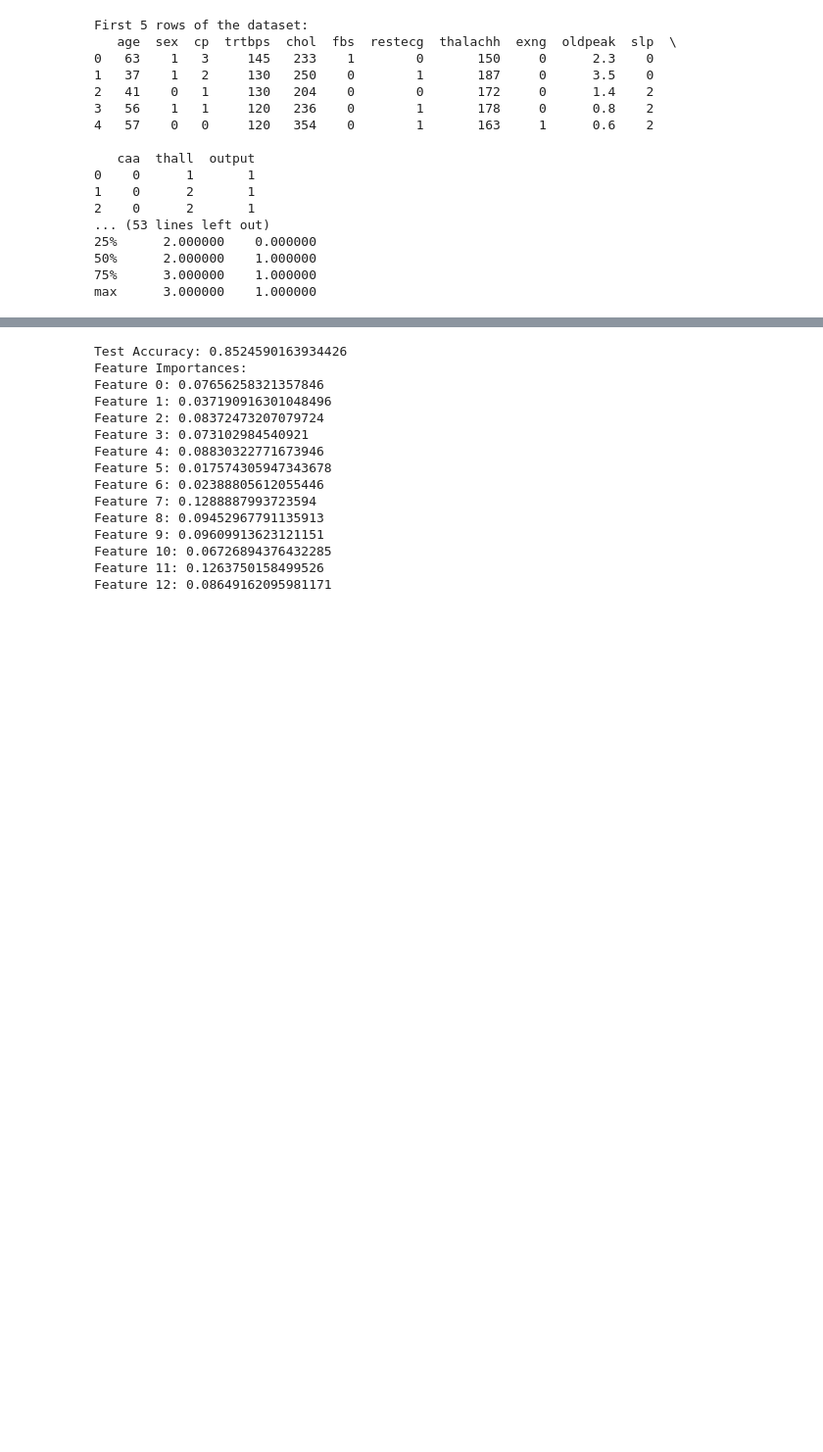
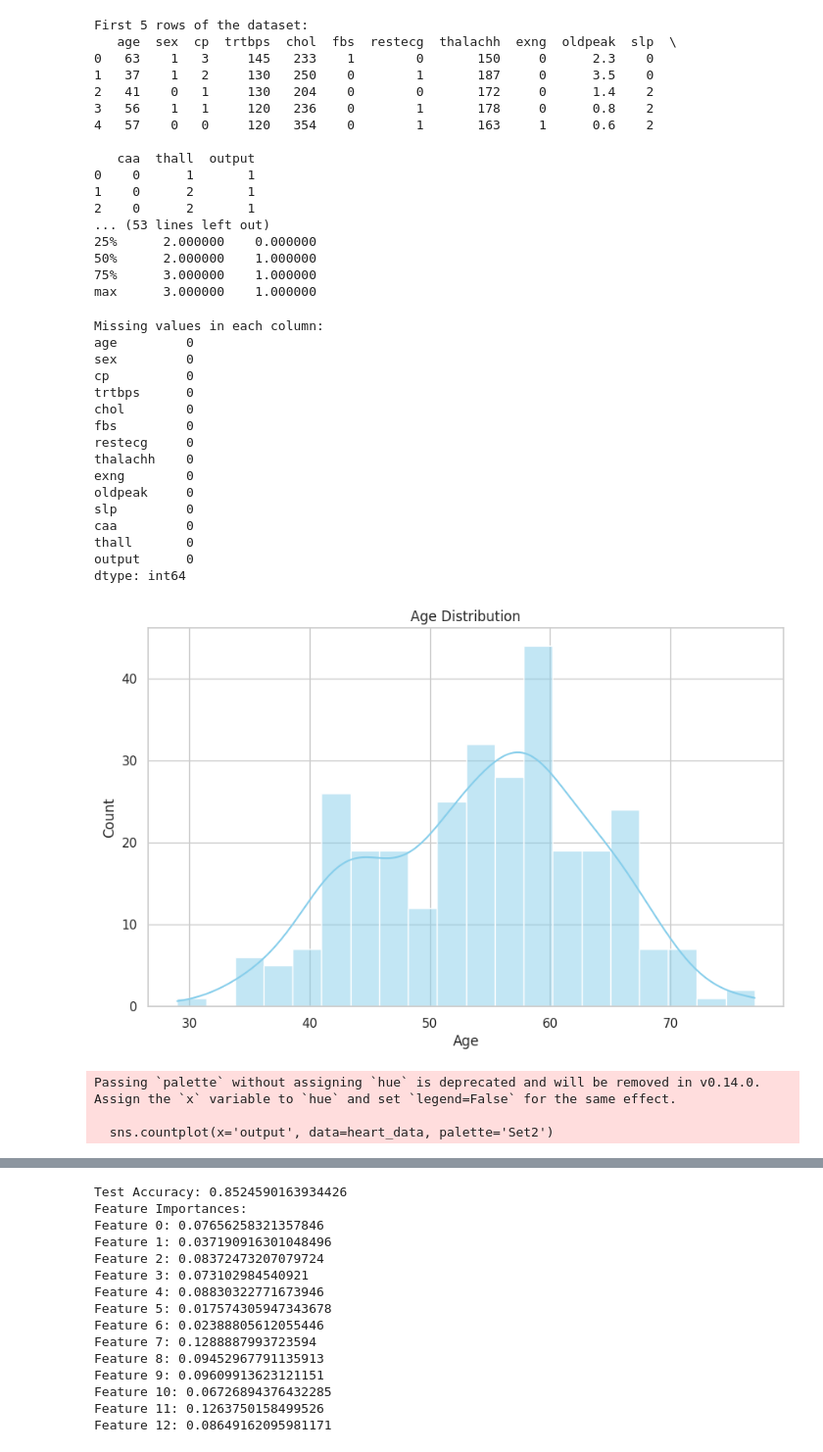
Before and after one commit to joshuakutschera/dsai, a Jupyter notebook: Project.ipynb, the cells around one changed output, grey strips where cells are left out. Shown at 98% size. Drawn from its saved outputs; the diff is of its cells as text; code cells hidden in the pictures; blank space fills up the shorter version.

Commit message:
Add outline of all required steps

```diff
--- a/Project.ipynb
+++ b/Project.ipynb
@@ -116,0 +121,55 @@ max      3.000000    1.000000
+# %%
+# Step 4: Exploratory Data Analysis (EDA)
+# Check for missing values
+print("Missing values in each column:")
+print(heart_data.isnull().sum())
+
+# 4.1 Single-variable plots
+sns.set(style="whitegrid")
+plt.figure(figsize=(10, 6))
+sns.histplot(heart_data['age'], bins=20, kde=True, color='skyblue')
+plt.title("Age Distribution")
+plt.xlabel("Age")
+plt.show()
+
+# Target variable distribution
+plt.figure(figsize=(6, 4))
+sns.countplot(x='output', data=heart_data, palette='Set2')
+plt.title("Heart Attack Risk (Target Variable)")
+plt.xlabel("Output")
+plt.show()
+
+# 4.2 Two-variable plots
+# Age vs. Maximum Heart Rate
+plt.figure(figsize=(10, 6))
+sns.scatterplot(x='age', y='thalachh', hue='output', data=heart_data, palette='coolwarm')
+plt.title("Age vs. Maximum Heart Rate (Colored by Output)")
+plt.show()
+
+# Chest Pain Type vs. Output
+plt.figure(figsize=(8, 5))
+sns.countplot(x='cp', hue='output', data=heart_data, palette='viridis')
+plt.title("Chest Pain Type and Heart Attack Risk")
+plt.xlabel("Chest Pain Type")
+plt.show()
+# %% [output]
+Missing values in each column:
+age         0
+sex         0
+cp          0
+trtbps      0
+chol        0
+fbs         0
+restecg     0
+thalachh    0
+exng        0
+oldpeak     0
+slp         0
+caa         0
+thall       0
+output      0
+dtype: int64
+[figure, added]
+Passing `palette` without assigning `hue` is deprecated and will be removed in v0.14.0. Assign the `x` variable to `hue` and set `legend=False` for the same effect.
+
+  sns.countplot(x='output', data=heart_data, palette='Set2')
```
Also changed, not shown: parts of 8 cells of this notebook.
